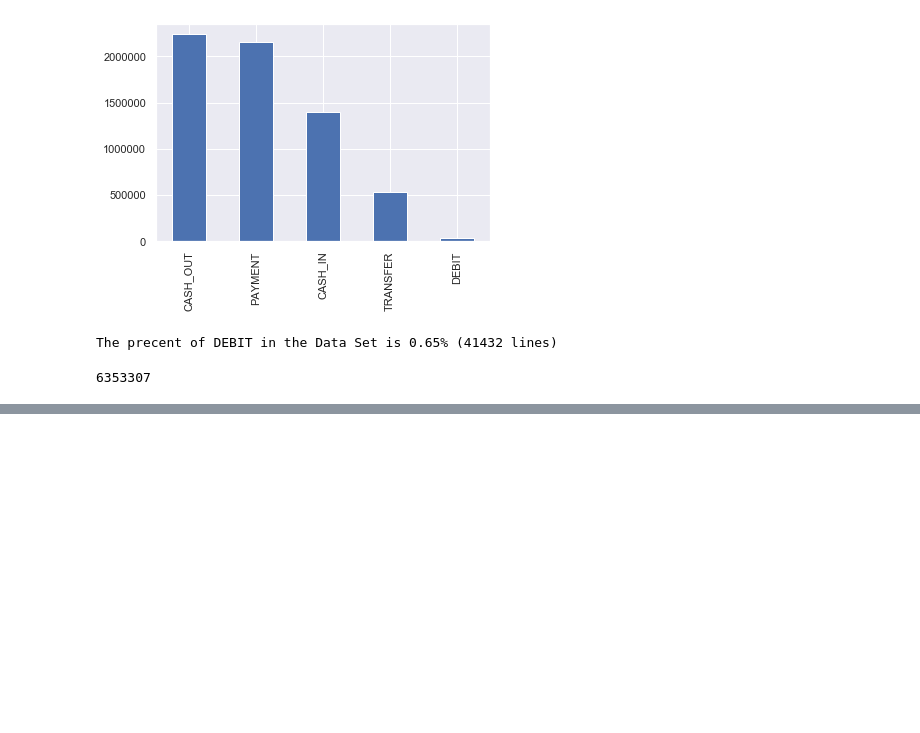
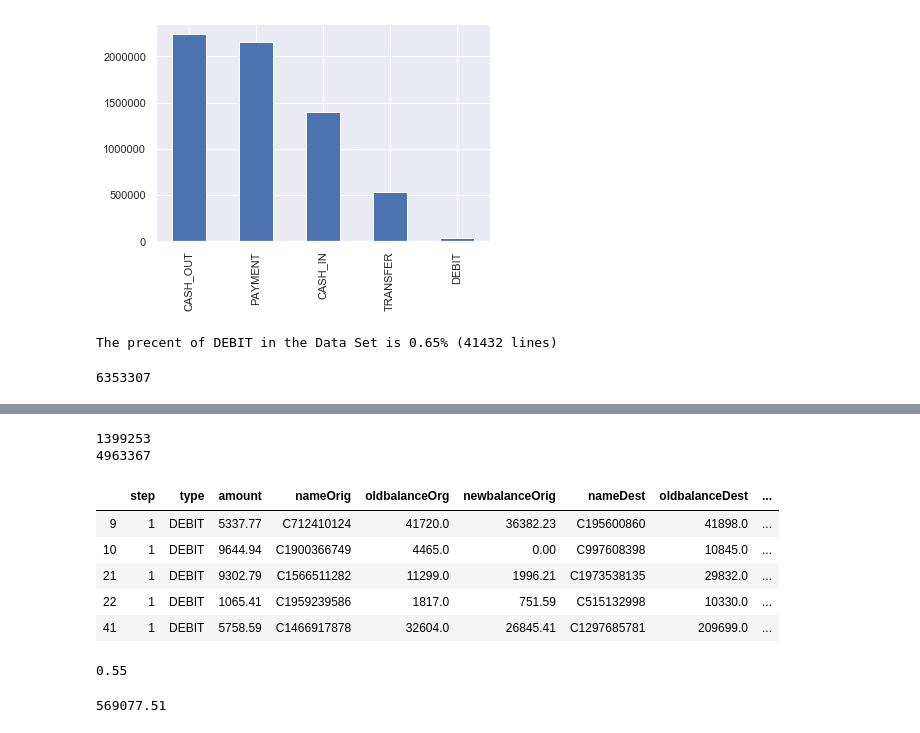
Before and after one commit to MtheEPIC/KaggleProj, a Jupyter notebook: CardTransaction.ipynb, the cells around one changed output, grey strips where cells are left out. Drawn from its saved outputs; the diff is of its cells as text; code cells hidden in the pictures; blank space fills up the shorter version.

```diff
--- a/CardTransaction.ipynb
+++ b/CardTransaction.ipynb
@@ -108,0 +164,27 @@ len(df['nameOrig'].unique())
+# %%
+delta = df['oldbalanceOrg']-df['newbalanceOrig']
+ndelta = delta[delta<0]
+pdelta = delta[delta>=0]
+print(len(ndelta))
+print(len(pdelta))
+# %% [output]
+1399253
+4963367
+# %%
+debit = df[df['type'] == 'DEBIT']
+debit.head()
+# %% [output]
+|  | step | type | amount | nameOrig | oldbalanceOrg | newbalanceOrig | nameDest | oldbalanceDest | ... |
+| 9 | 1 | DEBIT | 5337.77 | C712410124 | 41720.0 | 36382.23 | C195600860 | 41898.0 | ... |
+| 10 | 1 | DEBIT | 9644.94 | C1900366749 | 4465.0 | 0.00 | C997608398 | 10845.0 | ... |
+| 21 | 1 | DEBIT | 9302.79 | C1566511282 | 11299.0 | 1996.21 | C1973538135 | 29832.0 | ... |
+| 22 | 1 | DEBIT | 1065.41 | C1959239586 | 1817.0 | 751.59 | C515132998 | 10330.0 | ... |
+| 41 | 1 | DEBIT | 5758.59 | C1466917878 | 32604.0 | 26845.41 | C1297685781 | 209699.0 | ... |
+# %%
+debit['amount'].min()
+# %% [output]
+0.55
+# %%
+debit['amount'].max()
+# %% [output]
+569077.51
```
Also changed, not shown: parts of 16 cells of this notebook.
